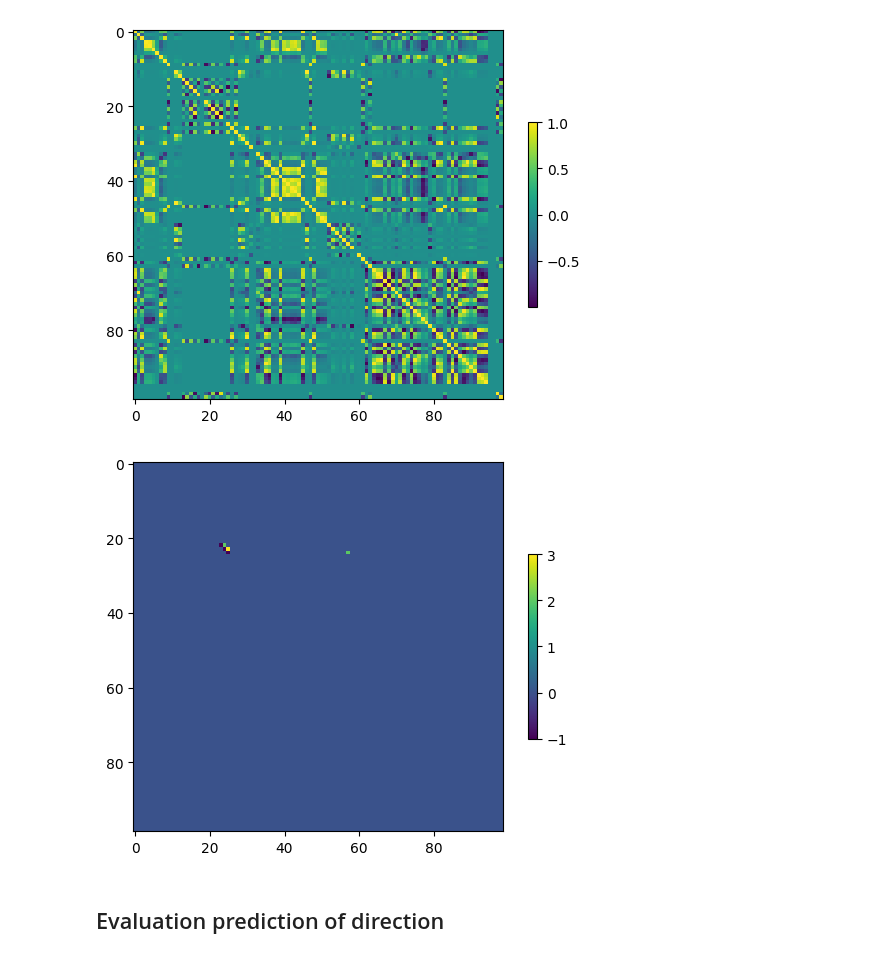
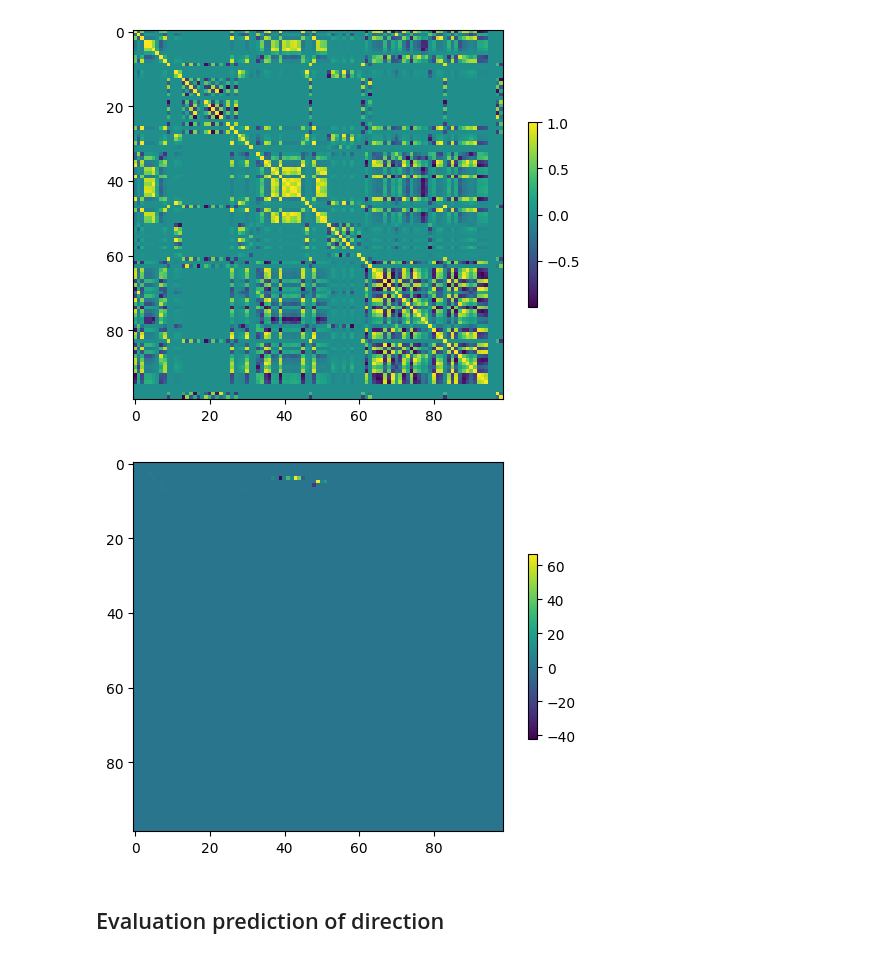
Before and after one commit to DavidWild02/BachelorThesis-ML-Gene-Interactions, a Jupyter notebook: src/EvaluationWithSytnthData.ipynb, the cells around one changed output. Saved outputs shown, nothing was run; the diff lists cells and outputs as text; code cells hidden in the pictures.

```diff
--- a/src/EvaluationWithSytnthData.ipynb
+++ b/src/EvaluationWithSytnthData.ipynb
@@ -51,10 +51,10 @@ sc.pl.matrix(similarity_matrix)
 # %% [output]
 [figure]
 # %%
-transition_grn = adata.varp["sD-sEndD"]
+transition_grn = adata.varp["sA-sB"]
 sc.pl.matrix(transition_grn)
 # %% [output]
-[figure, old version]
+[figure, new version]
 # %%
 binary_grn_mask = np.abs(transition_grn) > 0
 
```
Also changed, not shown: parts of 3 cells of this notebook.
